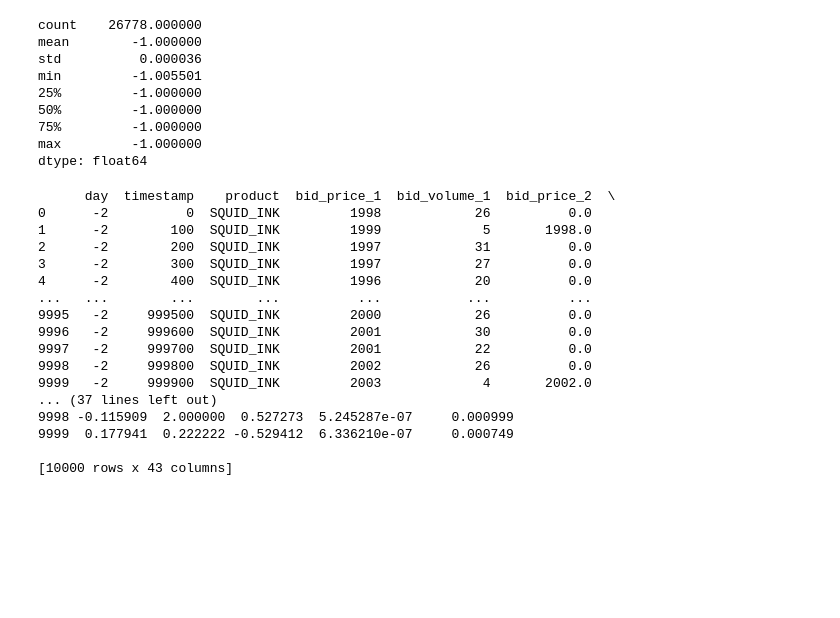
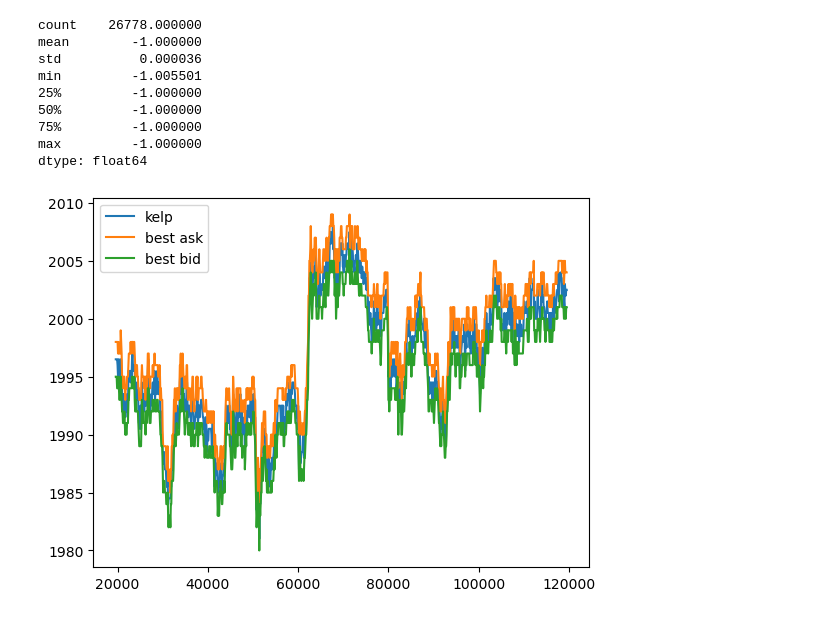
Before and after one commit to IMC-Prosperity-Granite-Flow/IMC_Prosperity3_GraniteFlow, a Jupyter notebook: src/analysis/round1/price_round.ipynb, the cells around one changed output. Drawn from its saved outputs; the diff is of its cells as text; code cells hidden in the pictures; blank space fills up the shorter version.

```diff
--- a/src/analysis/round1/price_round.ipynb
+++ b/src/analysis/round1/price_round.ipynb
@@ -131,7 +131,13 @@ def generate_features(df):
 def get_return(df):
     df = df.copy()
     df['log_return'] = np.log(df['mid_price']).diff(5)
-    df['target'] = (df['log_return'] > 0).astype(int)
+    #三分类构造target
+    threshold = 0.01
+    return_std = df['log_return'].std()
+    df.loc[df['log_return'] < -return_std * 0.1, 'target'] = 0
+    df.loc[abs(df['log_return']) < return_std * 0.1, 'target'] = 1
+    df.loc[df['log_return'] > return_std * 0.1, 'target'] = 2
+
     return df
 # %%
 def preprocess_price(df):
@@ -141,7 +147,7 @@ def preprocess_price(df):
     df.dropna(inplace=True)
     return df
 # %%
-df_kelp = preprocess_price(df_kelp)
+df_ink = preprocess_price(df_ink)
 df_resin = preprocess_price(df_resin)
 df_ink = preprocess_price(df_ink)
 # %%
@@ -311,7 +329,7 @@ def get_return(df):
     print("Kurtosis of log_return_5: ", k)
     return df
 # %%
-df_kelp = get_return(df_kelp)
+df_ink = get_return(df_ink)
 # %% [output]
 Kurtosis of log_return_5:  1.8750666843239419
 # %%
@@ -406,22 +424,10 @@ def calculate_factors(df):
 # %%
 df_ink0 = df_ink[df_ink['day'] == -2]
 # %%
-print(df_ink0)
+plt.plot(df_ink['timestamp'][:1000], df_ink['mid_price'][:1000], label = 'kelp')
+plt.plot(df_ink['timestamp'][:1000], df_ink['best_ask'][:1000], label = 'best ask')
+plt.plot(df_ink['timestamp'][:1000], df_ink['best_bid'][:1000], label = 'best bid')
+plt.legend()
+plt.show()
 # %% [output]
-      day  timestamp    product  bid_price_1  bid_volume_1  bid_price_2  \
-0      -2          0  SQUID_INK         1998            26          0.0
-1      -2        100  SQUID_INK         1999             5       1998.0
-2      -2        200  SQUID_INK         1997            31          0.0
-3      -2        300  SQUID_INK         1997            27          0.0
-4      -2        400  SQUID_INK         1996            20          0.0
-...   ...        ...        ...          ...           ...          ...
-9995   -2     999500  SQUID_INK         2000            26          0.0
-9996   -2     999600  SQUID_INK         2001            30          0.0
-9997   -2     999700  SQUID_INK         2001            22          0.0
-9998   -2     999800  SQUID_INK         2002            26          0.0
-9999   -2     999900  SQUID_INK         2003             4       2002.0
-... (37 lines left out)
-9998 -0.115909  2.000000  0.527273  5.245287e-07     0.000999
-9999  0.177941  0.222222 -0.529412  6.336210e-07     0.000749
-
-[10000 rows x 43 columns]
+[figure, added]
```
Also changed, not shown: parts of 15 cells of this notebook, 1 other file.
